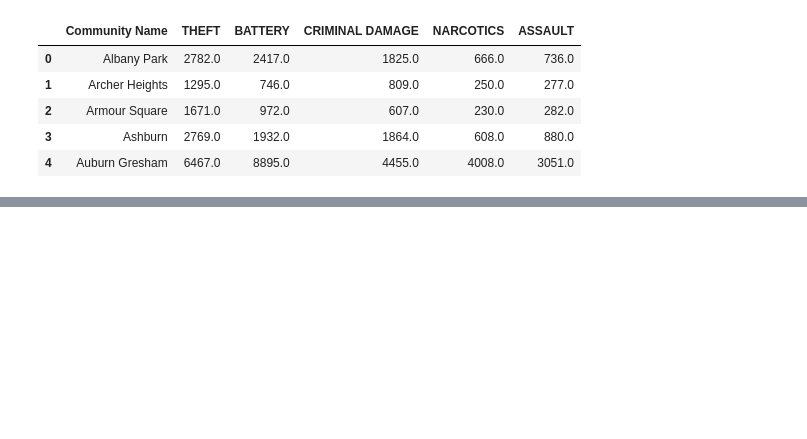
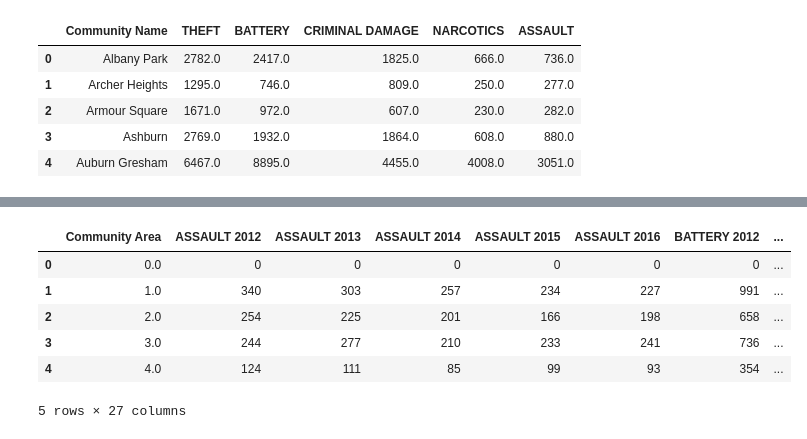
Before and after one commit to uic-cs418/Real-estate-price-prediction-using-Chicago-crime-data, a Jupyter notebook: Crime+real estate Regression Analysis .ipynb, the cells around one changed output, grey strips where cells are left out. Saved outputs shown, nothing was run; the diff lists cells and outputs as text; code cells hidden in the pictures; blank space fills up the shorter version.

```diff
--- a/Crime+real estate Regression Analysis .ipynb
+++ b/Crime+real estate Regression Analysis .ipynb
@@ -439,0 +446,21 @@ final_df
+# %%
+crimes_2012['Date'] = pd.to_datetime(crimes_2012['Date'], format='%m/%d/%Y %H:%M:%S %p')
+top_5_crimes = ['THEFT','BATTERY', 'CRIMINAL DAMAGE', 'NARCOTICS', 'ASSAULT']
+df = crimes_2012[crimes_2012['Primary Type'].isin(top_5_crimes)]
+
+
+crime_cross = (pd.crosstab(index=df['Community Area'],
+                           columns=[df['Date'].dt.year, df['Primary Type']]).sort_index(axis=1, level=[1, 0]))
+crime_cross.columns = ['{} {}'.format(crime, year) for year, crime in crime_cross.columns]
+crime_cross.reset_index(inplace=True)
+crime_cross['Community Name'] = crime_cross['Community Area'].map(area_name_dic)
+crime_cross.dropna().shape
+crime_cross.head(5)
+# %% [output]
+|  | Community Area | ASSAULT 2012 | ASSAULT 2013 | ASSAULT 2014 | ASSAULT 2015 | ASSAULT 2016 | BATTERY 2012 | ... |
+| 0 | 0.0 | 0 | 0 | 0 | 0 | 0 | 0 | ... |
+| 1 | 1.0 | 340 | 303 | 257 | 234 | 227 | 991 | ... |
+| 2 | 2.0 | 254 | 225 | 201 | 166 | 198 | 658 | ... |
+| 3 | 3.0 | 244 | 277 | 210 | 233 | 241 | 736 | ... |
+| 4 | 4.0 | 124 | 111 | 85 | 99 | 93 | 354 | ... |
+5 rows × 27 columns
```
Also changed, not shown: parts of 4 cells of this notebook, 1 other file.
